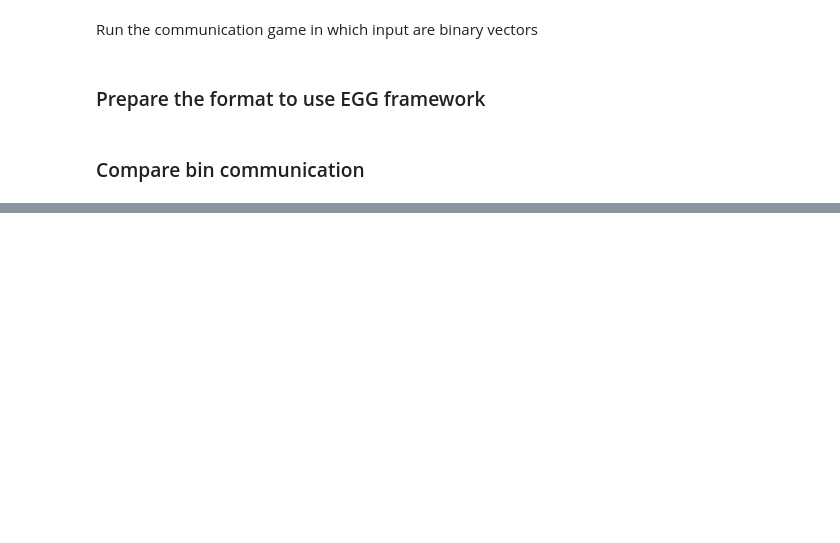
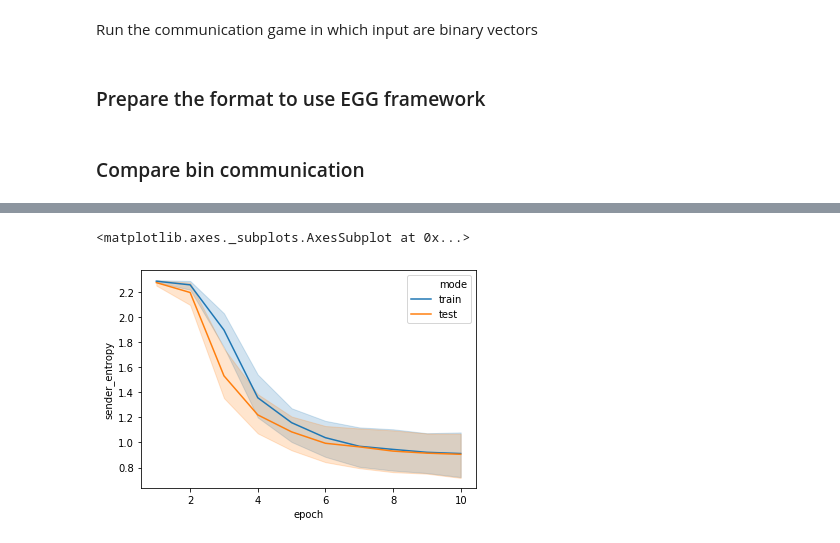
Before and after one commit to tlmnhut/EmeCom_concept_vs_comm, a Jupyter notebook: input_bin.ipynb, the cells around one changed output, grey strips where cells are left out. Cells and saved outputs as stored; diff of their text form; code cells hidden in the pictures; blank space fills up the shorter version.

```diff
--- a/input_bin.ipynb
+++ b/input_bin.ipynb
@@ -65,0 +99,5 @@ plot_result(result_df, 'test')
+# %%
+sns.lineplot(data=df_deepbit, x='epoch', y='sender_entropy', hue='mode')
+# %% [output]
+<matplotlib.axes._subplots.AxesSubplot at 0x...>
+[figure, added]
```
Also changed, not shown: parts of 25 cells of this notebook.
